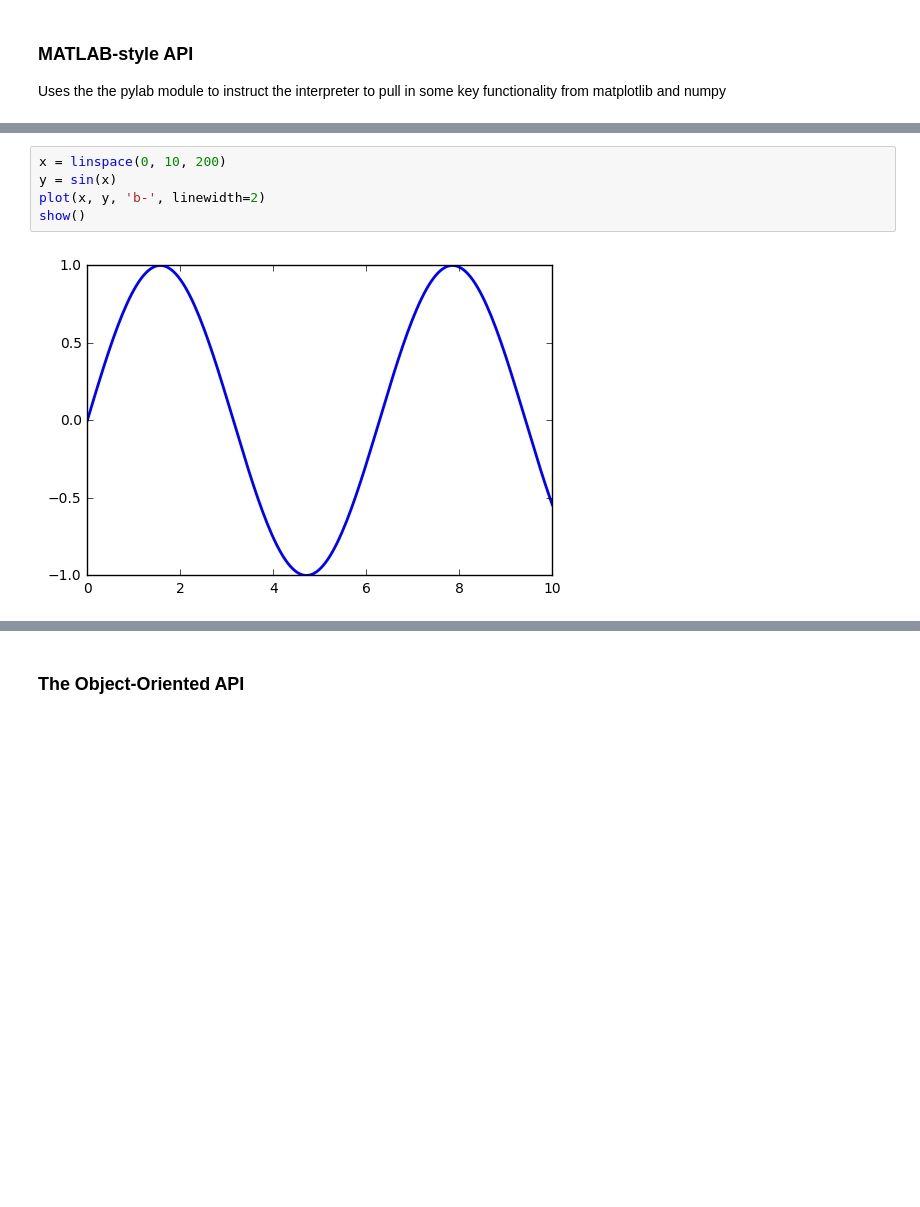
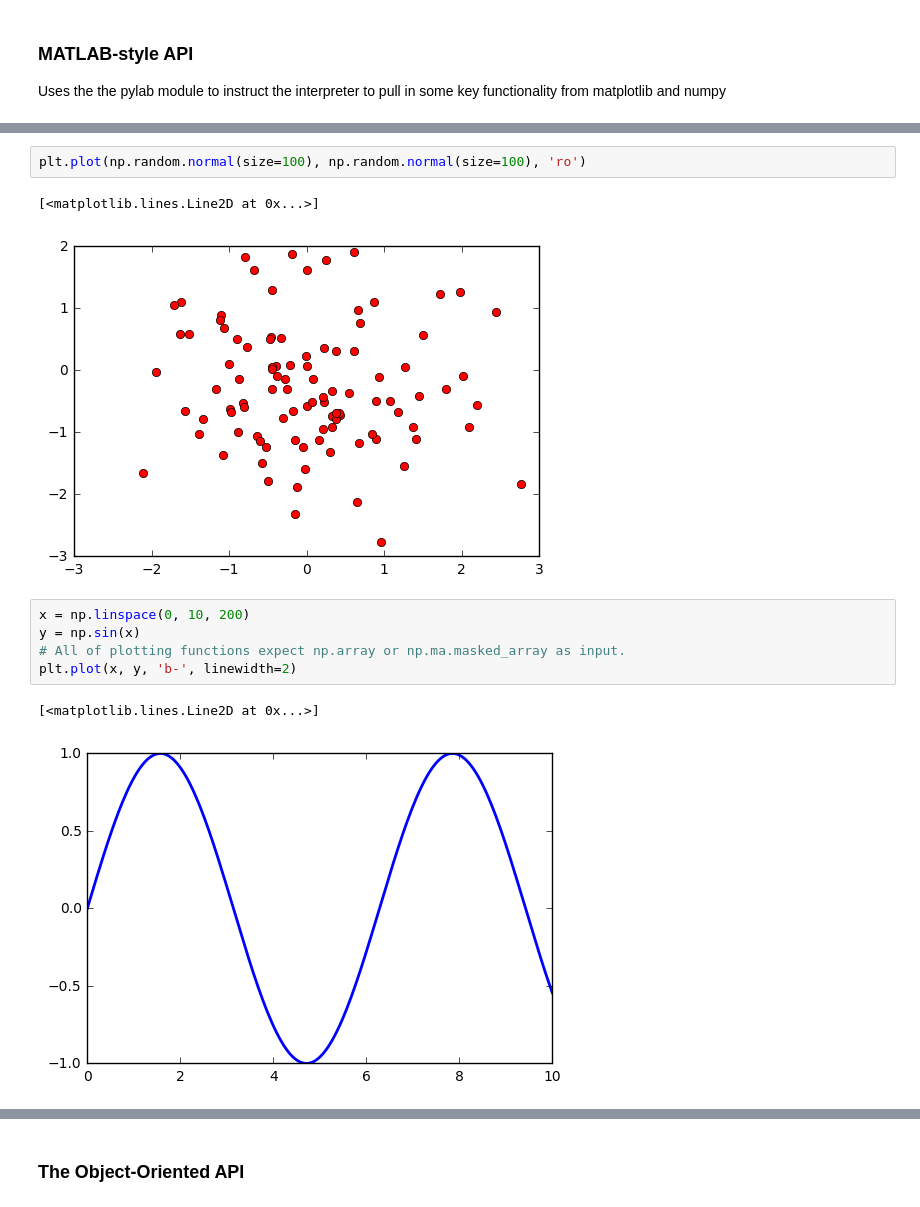
Before and after one commit to edmondb/gsfcbootcamp, a Jupyter notebook: lectures/day_1/Data_Visualization/Data_Visualization.ipynb, the cells around one changed output, grey strips where cells are left out. Drawn from its saved outputs; the diff is of its cells as text; blank space fills up the shorter version.

```diff
--- a/lectures/day_1/Data_Visualization/Data_Visualization.ipynb
+++ b/lectures/day_1/Data_Visualization/Data_Visualization.ipynb
@@ -26,8 +57,14 @@ iPython shell provides a switch (-pylab) which automatically imports numpy as np
+# %%
+plt.plot(np.random.normal(size=100), np.random.normal(size=100), 'ro')
+# %% [output]
+[<matplotlib.lines.Line2D at 0x...>]
+[figure, added]
 # %%
-x = linspace(0, 10, 200)
-y = sin(x)
-plot(x, y, 'b-', linewidth=2)
-show()
+x = np.linspace(0, 10, 200)
+y = np.sin(x)
+# All of plotting functions expect np.array or np.ma.masked_array as input.
+plt.plot(x, y, 'b-', linewidth=2)
 # %% [output]
+[<matplotlib.lines.Line2D at 0x...>]
 [figure]
 # %%
```
Also changed, not shown: parts of 70 cells of this notebook, 3 other files.
